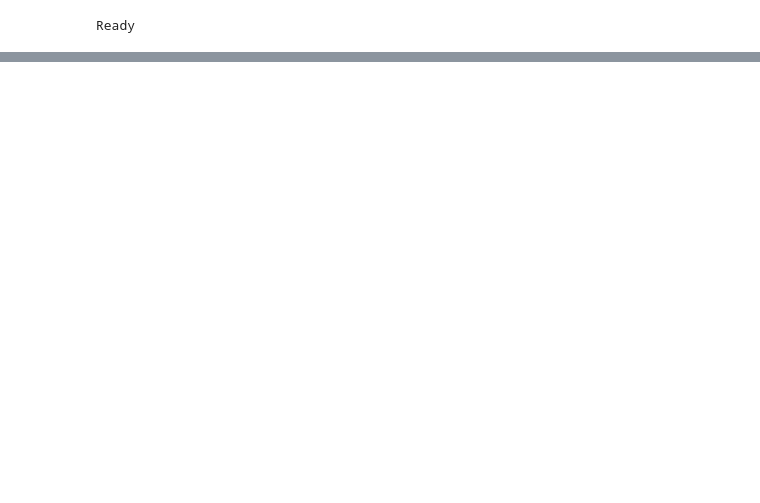
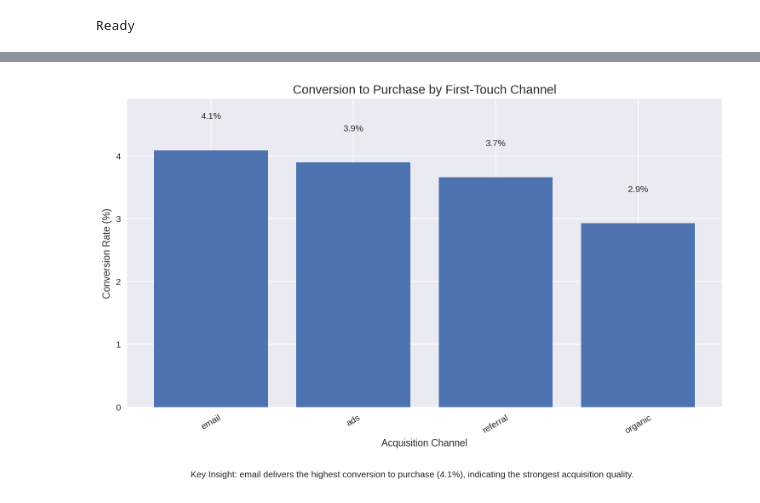
Before and after one commit to rtagirov/product-funnel-analysis, a Jupyter notebook: product_funnel_analysis.ipynb, the cells around one changed output, grey strips where cells are left out. Saved outputs shown, nothing was run; the diff lists cells and outputs as text; code cells hidden in the pictures; blank space fills up the shorter version.

```diff
--- a/product_funnel_analysis.ipynb
+++ b/product_funnel_analysis.ipynb
@@ -237,0 +549,82 @@ conversion_by_source[
+# %%
+import pandas as pd
+import matplotlib.pyplot as plt
+import numpy as np
+
+# --- 1. First-touch attribution ---
+df_sorted = df.sort_values(["user_id", "timestamp"])
+
+first_touch = (
+    df_sorted.groupby("user_id")
+    .first()
+    .reset_index()[["user_id", "source"]]
+)
+
+# --- 2. Users with visit and purchase ---
+user_events = (
+    df.groupby(["user_id", "event"])
+      .size()
+      .unstack(fill_value=0)
+      .reset_index()
+)
+
+user_events["has_visit"] = user_events.get("visit", 0) > 0
+user_events["has_purchase"] = user_events.get("purchase", 0) > 0
+
+# --- 3. Merge first-touch ---
+users = first_touch.merge(user_events, on="user_id")
+
+# --- 4. Calculate conversion by source ---
+summary = (
+    users.groupby("source")
+    .agg(
+        visits=("has_visit", "sum"),
+        purchases=("has_purchase", "sum")
+    )
+)
+
+summary["conversion_rate"] = summary["purchases"] / summary["visits"]
+
+summary = summary.sort_values("conversion_rate", ascending=False)
+
+# --- 5. Plot ---
+plt.figure(figsize=(10, 6))
+
+bars = plt.bar(
+    summary.index,
+    summary["conversion_rate"] * 100
+)
+
+plt.title("Conversion to Purchase by First-Touch Channel", fontsize=14)
+plt.ylabel("Conversion Rate (%)")
+plt.xlabel("Acquisition Channel")
+plt.ylim(0, summary["conversion_rate"].max() * 120)
+
+plt.xticks(rotation=30)
+
+# Labels on bars
+for bar in bars:
+    height = bar.get_height()
+    plt.text(
+        bar.get_x() + bar.get_width()/2,
+        height + 0.5,
+        f"{height:.1f}%",
+        ha='center'
+    )
+
+# --- Key Insight ---
+best_channel = summary.index[0]
+best_rate = summary["conversion_rate"].iloc[0] * 100
+
+plt.figtext(
+    0.5, -0.05,
+    f"Key Insight: {best_channel} delivers the highest conversion "
+    f"to purchase ({best_rate:.1f}%), indicating the strongest acquisition quality.",
+    ha="center",
+    fontsize=10
+)
+
+plt.tight_layout()
+plt.show()
+# %% [output]
+[figure, added]
```
Also changed, not shown: parts of 25 cells of this notebook, 1 other file.
